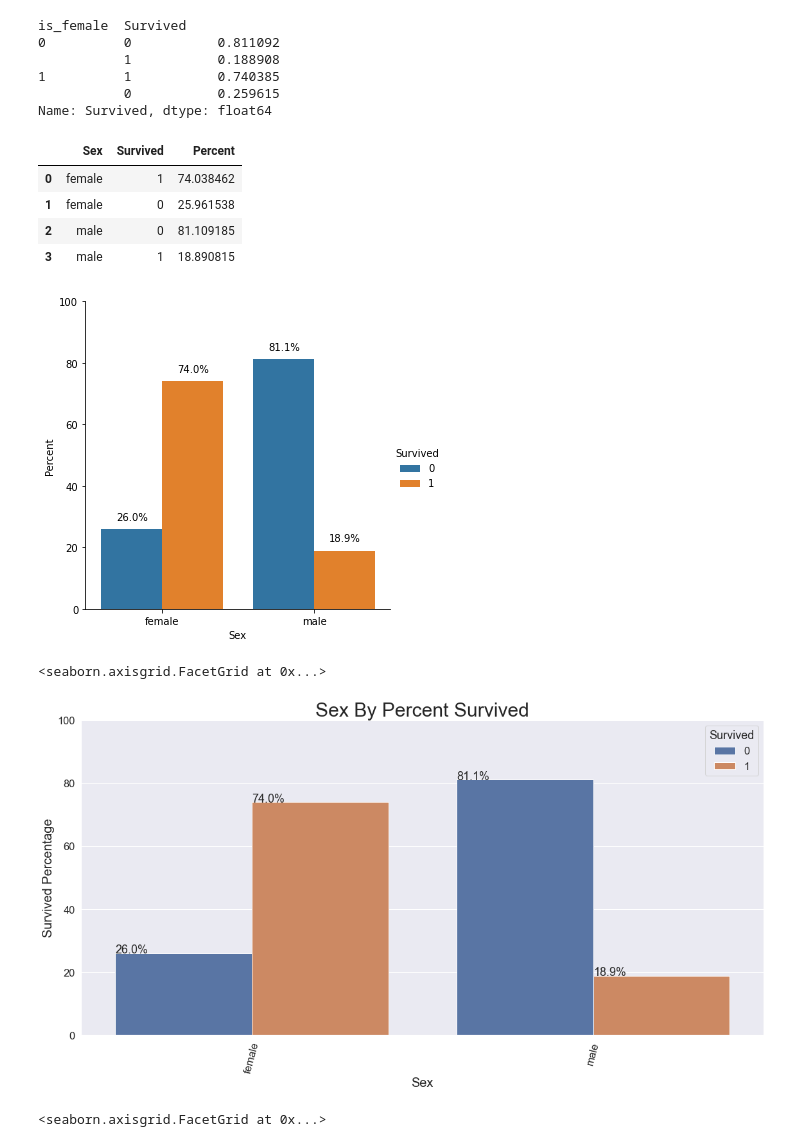
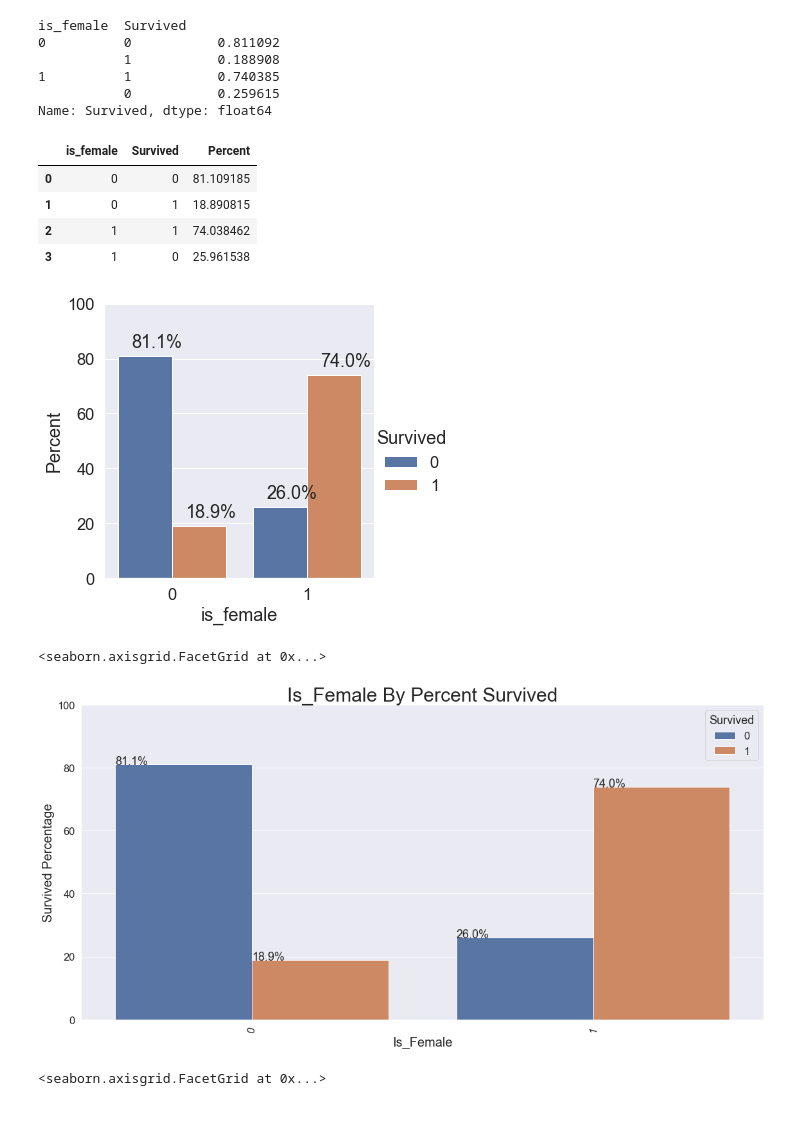
Before and after one commit to bladnman/titanic, a Jupyter notebook: 1_titanic-look-about.ipynb, the cells around one changed output. Saved outputs shown, nothing was run; the diff lists cells and outputs as text; code cells hidden in the pictures; blank space fills up the shorter version.

Commit message:
cleaned and ready to go locally again

```diff
--- a/1_titanic-look-about.ipynb
+++ b/1_titanic-look-about.ipynb
@@ -34,7 +34,7 @@ Some children travelled only with a nanny, therefore parch=0 for them.
 # %%
 %run "./0_titanic_utils.ipynb"
 # %%
-df = read_clean_titanic('./data/train.csv')
+df = read_clean_titanic('./data/train.csv', use_dummies=False)
 # %%
 df.head()
 # %% [output]
@@ -130,31 +130,31 @@ is_female  Survived
            0           0.259615
 Name: Survived, dtype: float64
 # %%
-new_df = df.groupby("Sex")["Survived"].value_counts(normalize=True)
+new_df = df.groupby("is_female")["Survived"].value_counts(normalize=True)
 new_df = new_df.mul(100).rename('Percent').reset_index()
 new_df
 # %% [output]
-|  | Sex | Survived | Percent |
-| 0 | female | 1 | 74.038462 |
-| 1 | female | 0 | 25.961538 |
-| 2 | male | 0 | 81.109185 |
-| 3 | male | 1 | 18.890815 |
+|  | is_female | Survived | Percent |
+| 0 | 0 | 0 | 81.109185 |
+| 1 | 0 | 1 | 18.890815 |
+| 2 | 1 | 1 | 74.038462 |
+| 3 | 1 | 0 | 25.961538 |
 # %%
-g = sns.catplot(x="Sex", y='Percent', hue="Survived", kind='bar', data=new_df)
+g = sns.catplot(x="is_female", y='Percent', hue="Survived", kind='bar', data=new_df)
 g.ax.set_ylim(0,100)
 
 for p in g.ax.patches:
     txt = str(p.get_height().round(1)) + '%'
     txt_x = p.get_x() + (p.get_width() /4)
     txt_y = p.get_height() + 3
     g.ax.text(txt_x,txt_y,txt)
 # %% [output]
-[figure, old version]
+[figure, new version]
 # %%
-plotting_percentages(df, "Sex", "Survived")
+plotting_percentages(df, "is_female", "Survived")
 # %% [output]
 <seaborn.axisgrid.FacetGrid at 0x...>
-[figure, old version]
+[figure, new version]
 # %%
 plotting_percentages(df, "age_cat", "Survived")
 # %% [output]
```
Also changed, not shown: parts of 13 cells of this notebook, 4 other files.
